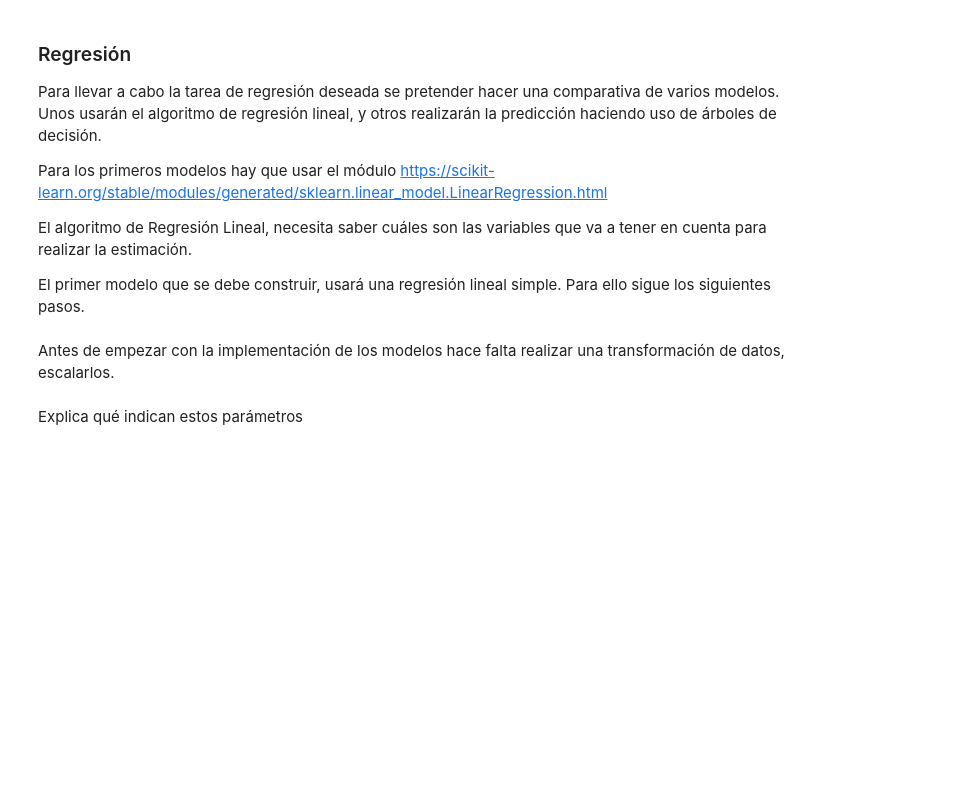
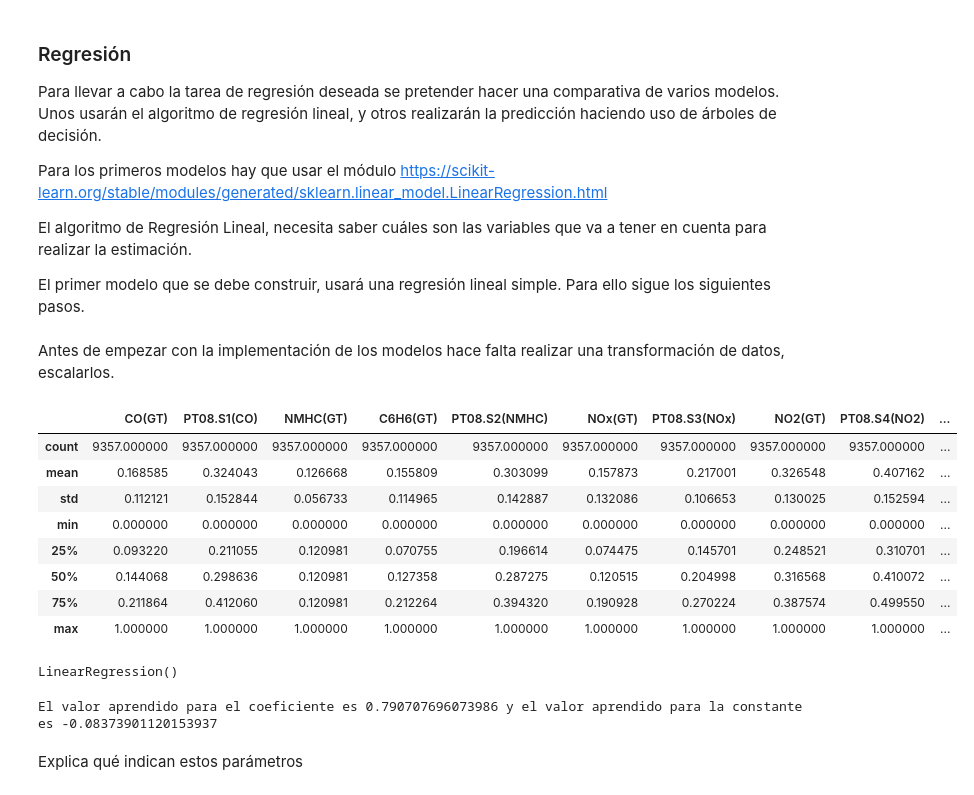
Before and after one commit to evander-aegis/activities-statistical-learning, a Jupyter notebook: Laboratorio_Actividad_1.ipynb, the cells around one changed output. Drawn from its saved outputs; the diff is of its cells as text; code cells hidden in the pictures; blank space fills up the shorter version.

```diff
--- a/Laboratorio_Actividad_1.ipynb
+++ b/Laboratorio_Actividad_1.ipynb
@@ -268,13 +276,18 @@ El primer modelo que se debe construir, usará una regresión lineal simple. Par
 # %% [markdown]
 Antes de empezar con la implementación de los modelos hace falta realizar una transformación de datos, escalarlos.
 # %%
-from sklearn.preprocessing import MinMaxScaler, StandardScaler
-from pandas import DataFrame
-
-
-scaler = StandardScaler()
-
-X_train = DataFrame(scaler.fit_transform(X_train))
-X_test = DataFrame(scaler.fit_transform(X_test))
+standar_scaler = MinMaxScaler()
+air_quality_dataset_normalized = pd.DataFrame(standar_scaler.fit_transform(air_quality_dataset), columns = air_quality_dataset.columns, index=air_quality_dataset.index)
+air_quality_dataset_normalized.describe()
+# %% [output]
+|  | CO(GT) | PT08.S1(CO) | NMHC(GT) | C6H6(GT) | PT08.S2(NMHC) | NOx(GT) | PT08.S3(NOx) | NO2(GT) | PT08.S4(NO2) | ... |
+| count | 9357.000000 | 9357.000000 | 9357.000000 | 9357.000000 | 9357.000000 | 9357.000000 | 9357.000000 | 9357.000000 | 9357.000000 | ... |
+| mean | 0.168585 | 0.324043 | 0.126668 | 0.155809 | 0.303099 | 0.157873 | 0.217001 | 0.326548 | 0.407162 | ... |
+| std | 0.112121 | 0.152844 | 0.056733 | 0.114965 | 0.142887 | 0.132086 | 0.106653 | 0.130025 | 0.152594 | ... |
+| min | 0.000000 | 0.000000 | 0.000000 | 0.000000 | 0.000000 | 0.000000 | 0.000000 | 0.000000 | 0.000000 | ... |
+| 25% | 0.093220 | 0.211055 | 0.120981 | 0.070755 | 0.196614 | 0.074475 | 0.145701 | 0.248521 | 0.310701 | ... |
+| 50% | 0.144068 | 0.298636 | 0.120981 | 0.127358 | 0.287275 | 0.120515 | 0.204998 | 0.316568 | 0.410072 | ... |
+| 75% | 0.211864 | 0.412060 | 0.120981 | 0.212264 | 0.394320 | 0.190928 | 0.270224 | 0.387574 | 0.499550 | ... |
+| max | 1.000000 | 1.000000 | 1.000000 | 1.000000 | 1.000000 | 1.000000 | 1.000000 | 1.000000 | 1.000000 | ... |
 # %%
 # separar datos de entrenamiento y test
@@ -283,7 +303,16 @@ X_test = DataFrame(scaler.fit_transform(X_test))
 # %%
 # entrena el modelo con los datos de entrenamiento
+from sklearn import linear_model
+
+linear_regression_one_variable = linear_model.LinearRegression()
+linear_regression_one_variable.fit(X_train_one_variable, y_train)
+# %% [output]
+LinearRegression()
 # %%
 # ¿cuáles son los valores aprendidos por el modelo para los parámetros?
+print(f"El valor aprendido para el coeficiente es {linear_regression_one_variable.coef_[0]} y el valor aprendido para la constante es {linear_regression_one_variable.intercept_}")
+# %% [output]
+El valor aprendido para el coeficiente es 0.790707696073986 y el valor aprendido para la constante es -0.08373901120153937
 # %% [markdown]
 Explica qué indican estos parámetros
 # %% [markdown]
```
Also changed, not shown: parts of 13 cells of this notebook.
